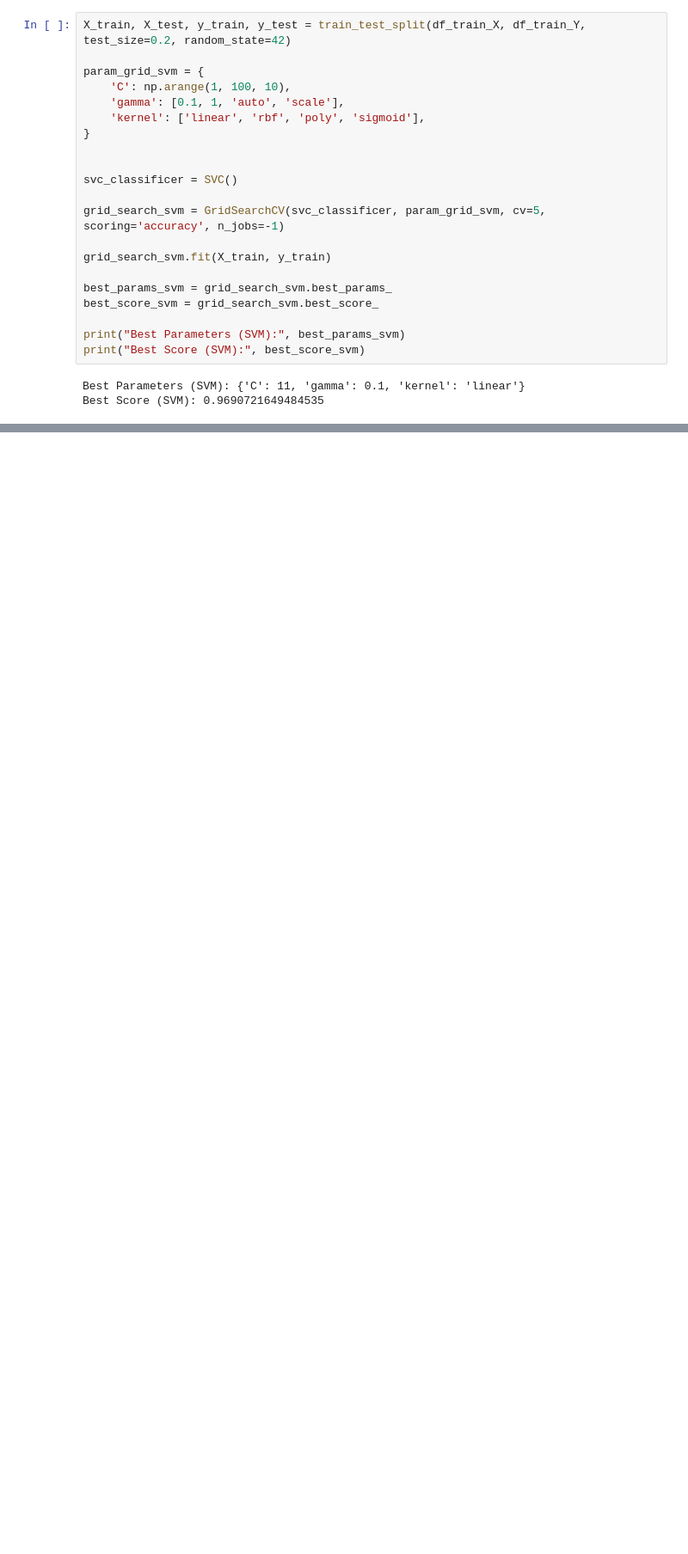
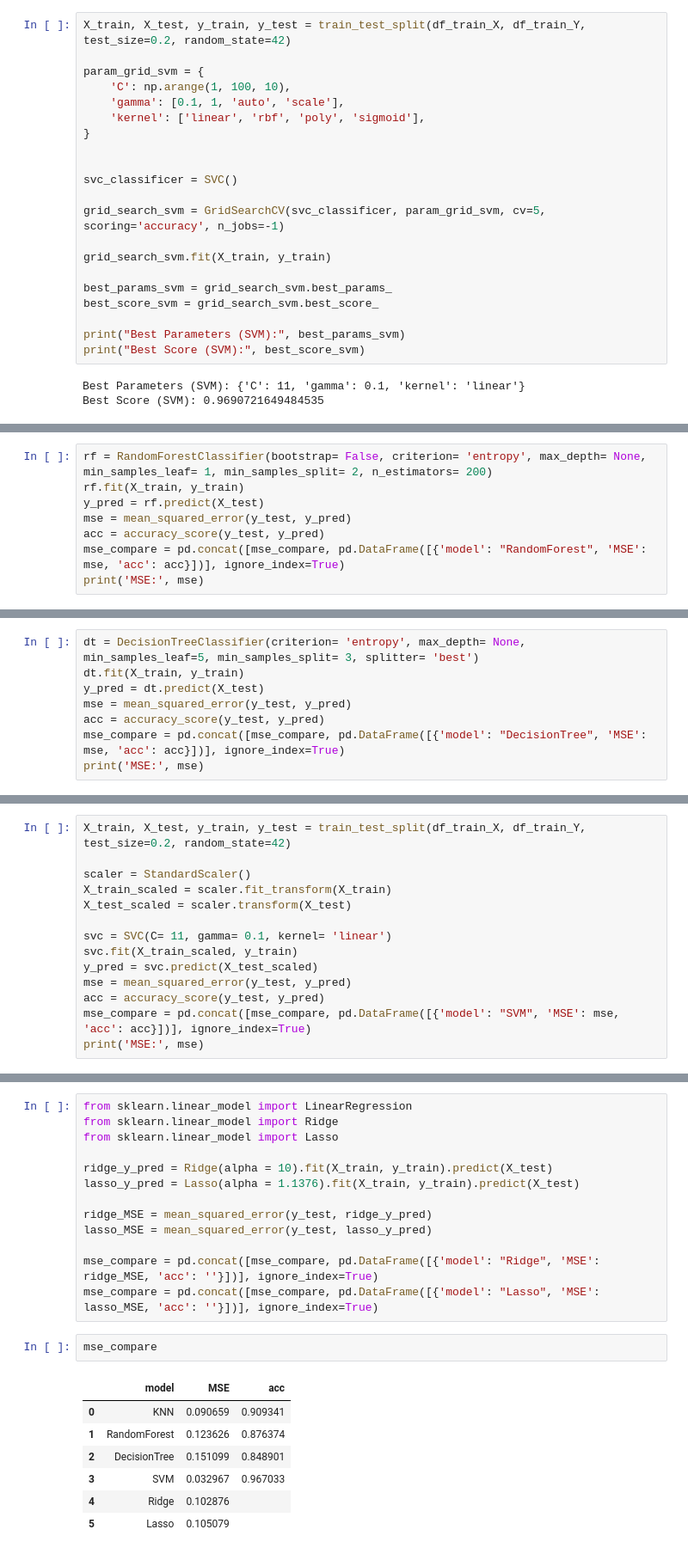
Before and after one commit to MarkkusKoddala/MobilePriceClassification, a Jupyter notebook: mobilepricepredictor.ipynb, the cells around one changed output, grey strips where cells are left out. Shown at 86% size. Saved outputs shown, nothing was run; the diff lists cells and outputs as text; blank space fills up the shorter version.

Commit message:
compared models

```diff
--- a/mobilepricepredictor.ipynb
+++ b/mobilepricepredictor.ipynb
@@ -829,0 +846,8 @@ MAE =  0.2731851069881877
+# %%
+rf = RandomForestClassifier(bootstrap= False, criterion= 'entropy', max_depth= None, min_samples_leaf= 1, min_samples_split= 2, n_estimators= 200)
+rf.fit(X_train, y_train)
+y_pred = rf.predict(X_test)
+mse = mean_squared_error(y_test, y_pred)
+acc = accuracy_score(y_test, y_pred)
+mse_compare = pd.concat([mse_compare, pd.DataFrame([{'model': "RandomForest", 'MSE': mse, 'acc': acc}])], ignore_index=True)
+print('MSE:', mse)
@@ -829,0 +856,8 @@ MAE =  0.2731851069881877
+# %%
+dt = DecisionTreeClassifier(criterion= 'entropy', max_depth= None, min_samples_leaf=5, min_samples_split= 3, splitter= 'best')
+dt.fit(X_train, y_train)
+y_pred = dt.predict(X_test)
+mse = mean_squared_error(y_test, y_pred)
+acc = accuracy_score(y_test, y_pred)
+mse_compare = pd.concat([mse_compare, pd.DataFrame([{'model': "DecisionTree", 'MSE': mse, 'acc': acc}])], ignore_index=True)
+print('MSE:', mse)
@@ -829,0 +866,14 @@ MAE =  0.2731851069881877
+# %%
+X_train, X_test, y_train, y_test = train_test_split(df_train_X, df_train_Y, test_size=0.2, random_state=42)
+
+scaler = StandardScaler()
+X_train_scaled = scaler.fit_transform(X_train)
+X_test_scaled = scaler.transform(X_test)
+
+svc = SVC(C= 11, gamma= 0.1, kernel= 'linear')
+svc.fit(X_train_scaled, y_train)
+y_pred = svc.predict(X_test_scaled)
+mse = mean_squared_error(y_test, y_pred)
+acc = accuracy_score(y_test, y_pred)
+mse_compare = pd.concat([mse_compare, pd.DataFrame([{'model': "SVM", 'MSE': mse, 'acc': acc}])], ignore_index=True)
+print('MSE:', mse)
@@ -829,0 +882,23 @@ MAE =  0.2731851069881877
+# %%
+from sklearn.linear_model import LinearRegression
+from sklearn.linear_model import Ridge
+from sklearn.linear_model import Lasso
+
+ridge_y_pred = Ridge(alpha = 10).fit(X_train, y_train).predict(X_test)
+lasso_y_pred = Lasso(alpha = 1.1376).fit(X_train, y_train).predict(X_test)
+
+ridge_MSE = mean_squared_error(y_test, ridge_y_pred)
+lasso_MSE = mean_squared_error(y_test, lasso_y_pred)
+
+mse_compare = pd.concat([mse_compare, pd.DataFrame([{'model': "Ridge", 'MSE': ridge_MSE, 'acc': ''}])], ignore_index=True)
+mse_compare = pd.concat([mse_compare, pd.DataFrame([{'model': "Lasso", 'MSE': lasso_MSE, 'acc': ''}])], ignore_index=True)
+# %%
+mse_compare
+# %% [output]
+|  | model | MSE | acc |
+| 0 | KNN | 0.090659 | 0.909341 |
+| 1 | RandomForest | 0.123626 | 0.876374 |
+| 2 | DecisionTree | 0.151099 | 0.848901 |
+| 3 | SVM | 0.032967 | 0.967033 |
+| 4 | Ridge | 0.102876 |  |
+| 5 | Lasso | 0.105079 |  |
```
Also changed, not shown: parts of 52 cells of this notebook.
